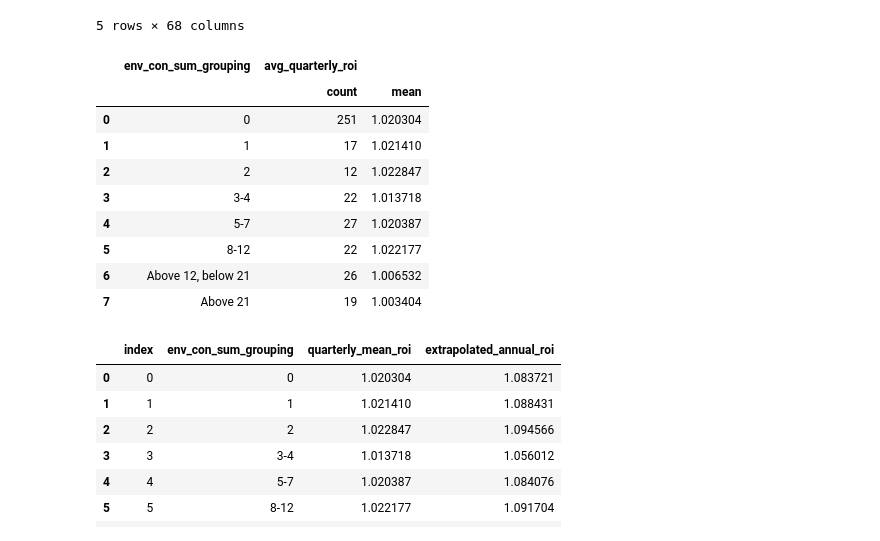
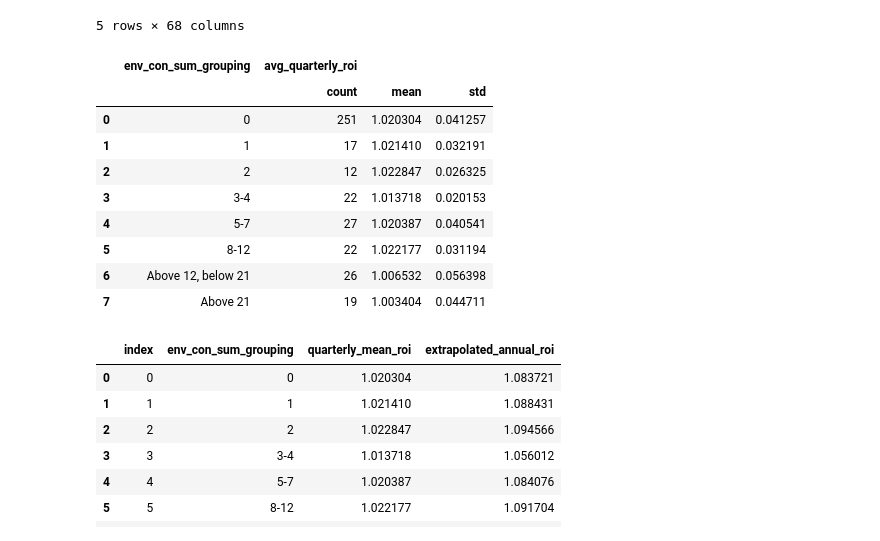
Before and after one commit to chelseatroy/fund_scale, a Jupyter notebook: data_explo/Exploring S&P Ethical Index Data.ipynb, the cells around one changed output. Saved outputs shown, nothing was run; the diff lists cells and outputs as text; code cells hidden in the pictures.

```diff
--- a/data_explo/Exploring S&P Ethical Index Data.ipynb
+++ b/data_explo/Exploring S&P Ethical Index Data.ipynb
@@ -486,17 +486,17 @@ env_con_sum.head()
 | 823 | TROW | 0.0 | 0.0 | 0.0 | 0.0 | Monsanto Co. | NaN | ... |
 5 rows × 68 columns
 # %%
-grouping = env_con_sum.groupby(['env_con_sum_grouping'])[['avg_quarterly_roi']].agg(['count', 'mean']).reset_index()
-grouping.sort_values('env_con_sum_grouping')
+env_con_sum_groupby = env_con_sum.groupby(['env_con_sum_grouping'])[['avg_quarterly_roi']].agg(['count', 'mean','std']).reset_index()
+env_con_sum_groupby.sort_values('env_con_sum_grouping')
 # %% [output]
-|  | env_con_sum_grouping | avg_quarterly_roi |  |
-|  |  | count | mean |
-| 0 | 0 | 251 | 1.020304 |
-| 1 | 1 | 17 | 1.021410 |
-| 2 | 2 | 12 | 1.022847 |
-| 3 | 3-4 | 22 | 1.013718 |
-| 4 | 5-7 | 27 | 1.020387 |
-| 5 | 8-12 | 22 | 1.022177 |
-| 6 | Above 12, below 21 | 26 | 1.006532 |
-| 7 | Above 21 | 19 | 1.003404 |
+|  | env_con_sum_grouping | avg_quarterly_roi |  |  |
+|  |  | count | mean | std |
+| 0 | 0 | 251 | 1.020304 | 0.041257 |
+| 1 | 1 | 17 | 1.021410 | 0.032191 |
+| 2 | 2 | 12 | 1.022847 | 0.026325 |
+| 3 | 3-4 | 22 | 1.013718 | 0.020153 |
+| 4 | 5-7 | 27 | 1.020387 | 0.040541 |
+| 5 | 8-12 | 22 | 1.022177 | 0.031194 |
+| 6 | Above 12, below 21 | 26 | 1.006532 | 0.056398 |
+| 7 | Above 21 | 19 | 1.003404 | 0.044711 |
 # %%
```
Also changed, not shown: parts of 12 cells of this notebook.
